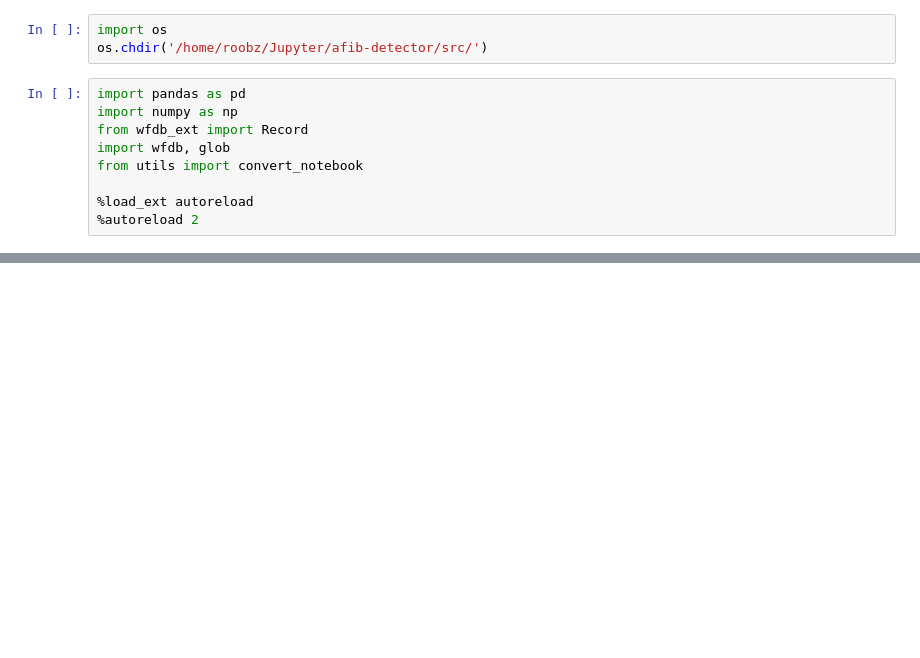
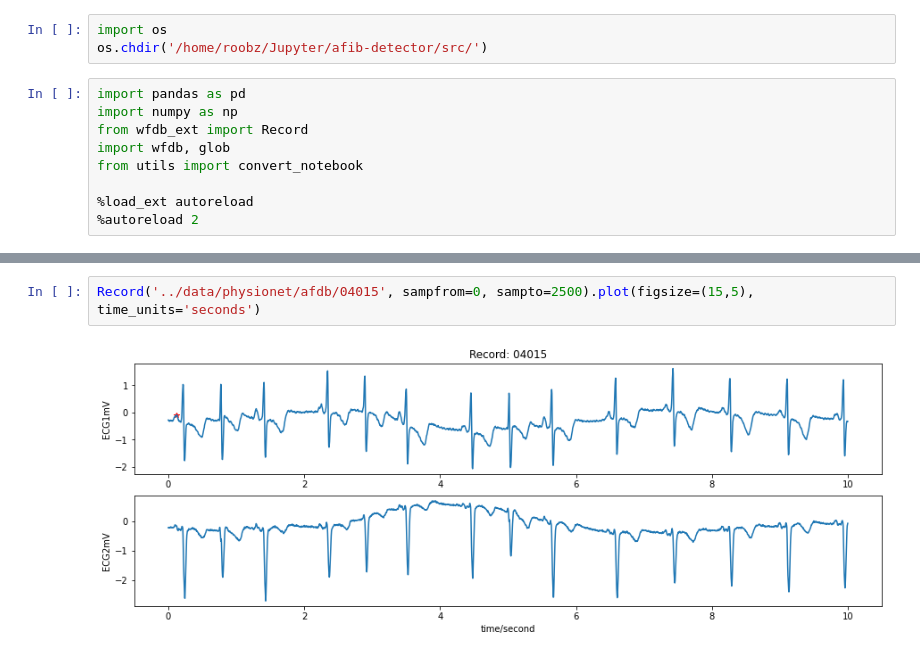
Before and after one commit to rcgonzalez9061/afib-detector, a Jupyter notebook: notebooks/Dev.ipynb, the cells around one changed output, grey strips where cells are left out. Saved outputs shown, nothing was run; the diff lists cells and outputs as text; blank space fills up the shorter version.

```diff
--- a/notebooks/Dev.ipynb
+++ b/notebooks/Dev.ipynb
@@ -80,0 +116,4 @@ convert_notebook('notebooks/EDA.ipynb', 'reports/EDA.pdf')
+# %%
+Record('../data/physionet/afdb/04015', sampfrom=0, sampto=2500).plot(figsize=(15,5), time_units='seconds')
+# %% [output]
+[figure, added]
```
Also changed, not shown: parts of 32 cells of this notebook, 16 other files.
